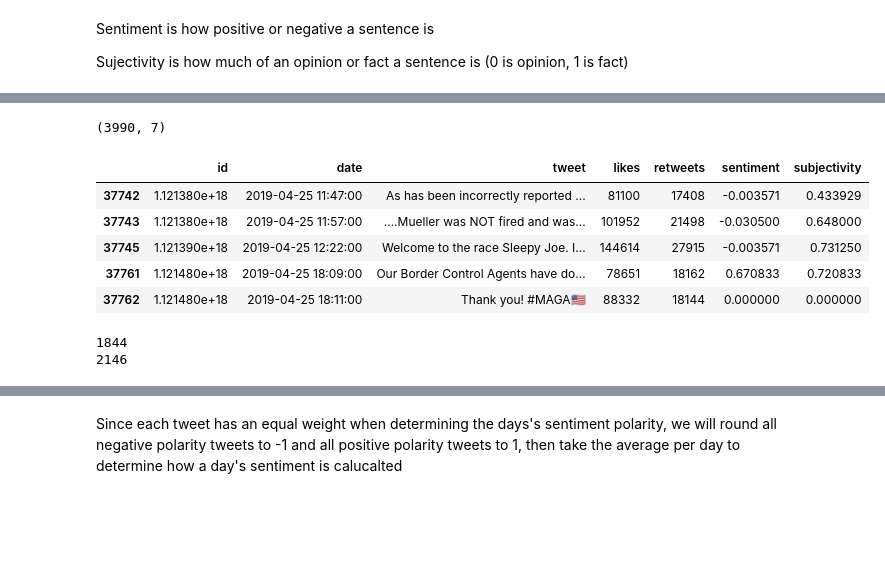
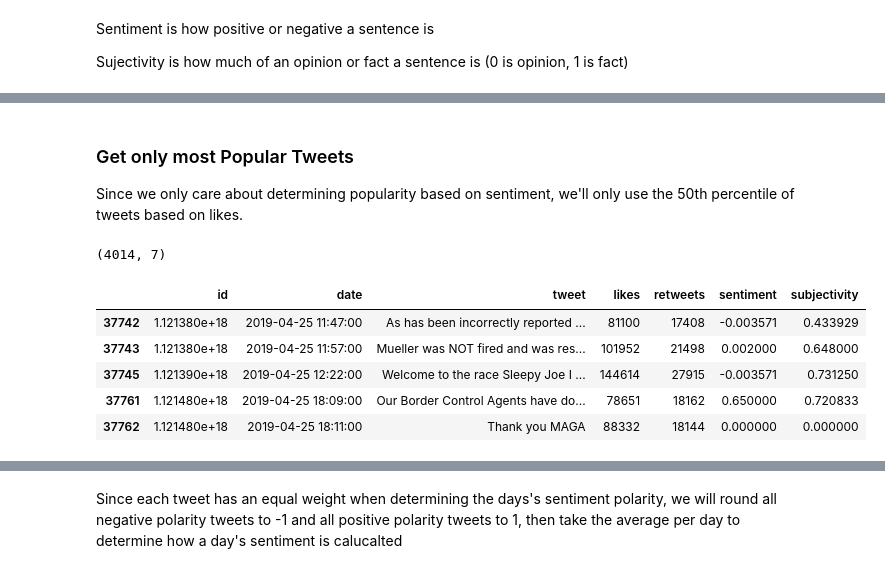
Before and after one commit to jaimev408/TrumpBidenNLP, a Jupyter notebook: Trump Biden NLP.ipynb, the cells around one changed output, grey strips where cells are left out. Saved outputs shown, nothing was run; the diff lists cells and outputs as text; code cells hidden in the pictures; blank space fills up the shorter version.

```diff
--- a/Trump Biden NLP.ipynb
+++ b/Trump Biden NLP.ipynb
@@ -161,0 +148,5 @@ TrumpFinal.head()
+# %%
+dfTrump = pd.DataFrame(data = [[tweet.id, tweet.created_at, tweet.text, tweet.favorite_count, tweet.retweet_count] for tweet in town_tweets],
+                 columns= ['id', 'date', 'tweet', 'likes', 'retweets'])
+print(dfTrump.shape)
+dfTrump.tail()
@@ -161,0 +176,11 @@ TrumpFinal.head()
+# %%
+#Remove retweets
+trumpOld = trumpOld.loc[trumpOld.isRetweet == "f" , ["id", "date", "text", "favorites", "retweets"]].copy()
+#prepare columns for joining
+trumpOld.columns = ["id", "date", 'tweet', 'likes', 'retweets']
+#refactor date column to datetime dtype
+trumpOld.date = pd.to_datetime(trumpOld.date, infer_datetime_format=True)
+#Only include data after april 25, 2019
+trumpOld = trumpOld[trumpOld.date >=pd.to_datetime('2019-04-25',  infer_datetime_format=True)]
+print(trumpOld.shape)
+trumpOld.head()
@@ -161,0 +243,12 @@ TrumpFinal.head()
+# %%
+def cleaner(txt):
+    txt=re.sub(r'@[A-Za-z0-9]+','',txt)
+    txt=re.sub(r'#','',txt)
+    txt=re.sub(r'RT[\s]+','',txt)
+    txt=re.sub(r'https?:\/\/\S+','',txt)
+    txt=re.sub(r'[^\w]', ' ', txt)
+    return txt
+
+TrumpFinal['tweet'] = TrumpFinal['tweet'].apply(cleaner)
+TrumpFinal = TrumpFinal[TrumpFinal['tweet'] != ""]
+print(TrumpFinal.shape)
@@ -193,7 +306,0 @@ We use regex to remove any links embedded on Trump's tweets, as some tweets are
-# %%
-#Test regex
-#re.sub('(https.+[ ])|(https.+)', '', "HELLO https://t.co/AWC0HLAgJD HELLO")
-TrumpFinal['tweet'] = TrumpFinal['tweet'].apply(lambda tweet: re.sub('(https.+[ ])|(https.+)', '', tweet))
-TrumpFinal = TrumpFinal[TrumpFinal['tweet'] != ""]
-print(TrumpFinal.shape)
-TrumpFinal.head()
@@ -217,19 +322,16 @@ Since we only care about determining popularity based on sentiment, we'll only u
+# %% [markdown]
+### Get only most Popular Tweets
+Since we only care about determining popularity based on sentiment, we'll only use the 50th percentile of tweets based on likes.
 # %%
-dfMostLiked = TrumpFinal[TrumpFinal['likes'] >=np.percentile(TrumpFinal.likes, 50)]
+tMostLiked = TrumpFinal[TrumpFinal['likes'] >=np.percentile(TrumpFinal.likes, 50)]
 #dfMostLiked = dfMostLiked[dfMostLiked['subjectivity'] <= 0.7]
-print(dfMostLiked.shape)
-dfMostLiked.head()
+print(tMostLiked.shape)
+tMostLiked.head()
 # %% [output]
-(3990, 7)
+(4014, 7)
 |  | id | date | tweet | likes | retweets | sentiment | subjectivity |
 | 37742 | 1.121380e+18 | 2019-04-25 11:47:00 | As has been incorrectly reported ... | 81100 | 17408 | -0.003571 | 0.433929 |
-| 37743 | 1.121380e+18 | 2019-04-25 11:57:00 | ....Mueller was NOT fired and was... | 101952 | 21498 | -0.030500 | 0.648000 |
-| 37745 | 1.121390e+18 | 2019-04-25 12:22:00 | Welcome to the race Sleepy Joe. I... | 144614 | 27915 | -0.003571 | 0.731250 |
-| 37761 | 1.121480e+18 | 2019-04-25 18:09:00 | Our Border Control Agents have do... | 78651 | 18162 | 0.670833 | 0.720833 |
-| 37762 | 1.121480e+18 | 2019-04-25 18:11:00 | Thank you! #MAGA🇺🇸 | 88332 | 18144 | 0.000000 | 0.000000 |
+| 37743 | 1.121380e+18 | 2019-04-25 11:57:00 | Mueller was NOT fired and was res... | 101952 | 21498 | 0.002000 | 0.648000 |
+| 37745 | 1.121390e+18 | 2019-04-25 12:22:00 | Welcome to the race Sleepy Joe I ... | 144614 | 27915 | -0.003571 | 0.731250 |
+| 37761 | 1.121480e+18 | 2019-04-25 18:09:00 | Our Border Control Agents have do... | 78651 | 18162 | 0.650000 | 0.720833 |
+| 37762 | 1.121480e+18 | 2019-04-25 18:11:00 | Thank you MAGA | 88332 | 18144 | 0.000000 | 0.000000 |
-# %%
-print(len(dfMostLiked[dfMostLiked.sentiment <= 0]))
-print(len(dfMostLiked[dfMostLiked.sentiment > 0]))
-# %% [output]
-1844
-2146
```
Also changed, not shown: parts of 75 cells of this notebook, 4 other files.
